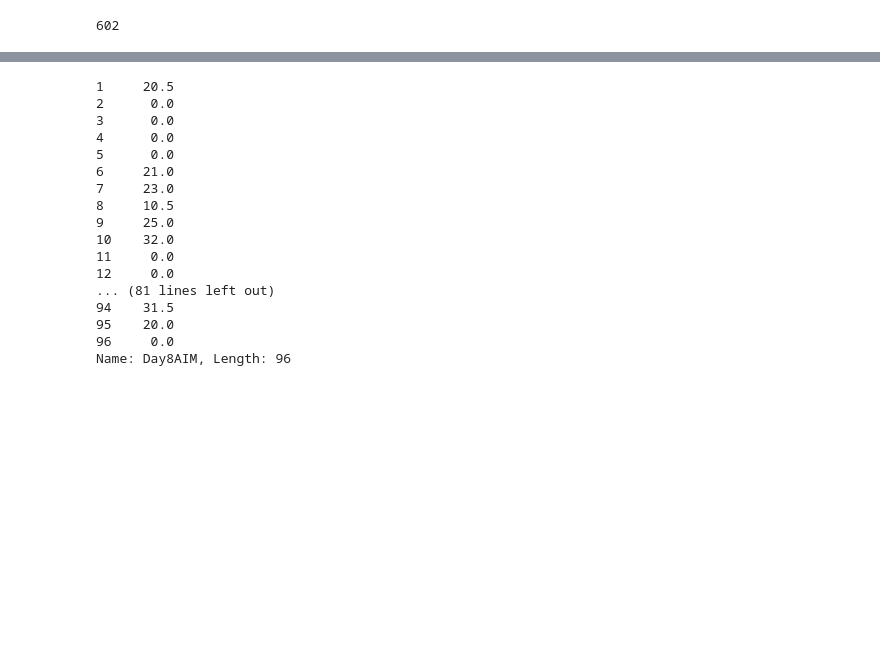
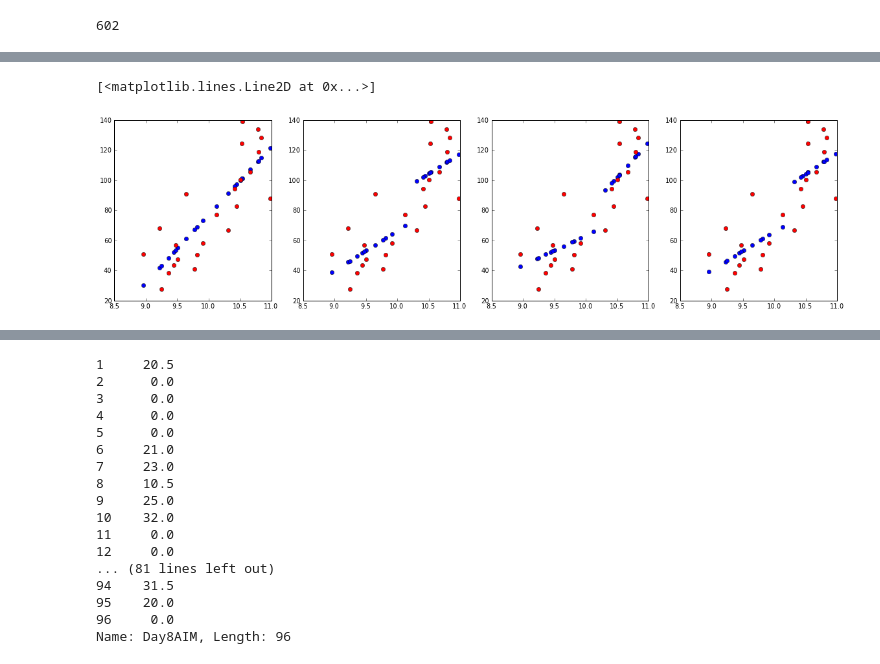
Before and after one commit to aheilbut/pdmouse, a Jupyter notebook: py/PDfilters.ipynb, the cells around one changed output, grey strips where cells are left out. Cells and saved outputs as stored; diff of their text form; code cells hidden in the pictures; blank space fills up the shorter version.

```diff
--- a/py/PDfilters.ipynb
+++ b/py/PDfilters.ipynb
@@ -669,0 +673,5 @@ cur_gene = pandas.DataFrame( { "expression" : pd_all.ix["1422507_at", ss_cp73_al
+# %%
+model2 = "AIM ~ expression + dose + 1"
+# %%
+model3 = "AIM ~ expression*dose + 1"
+model4 = "AIM ~ expression + expression:dose + 1"
@@ -692,0 +805,20 @@ OLS Regression Results
+# %%
+figsize(20, 5)
+subplot(1, 4, 1)
+plot( cur_gene.expression, m1.fittedvalues, "o" )
+plot( cur_gene.expression, cur_gene.AIM, "ro" )
+
+subplot(1, 4, 2)
+plot( cur_gene.expression, m2.fittedvalues, "o" )
+plot( cur_gene.expression, cur_gene.AIM, "ro" )
+
+subplot(1, 4, 3)
+plot( cur_gene.expression, m3.fittedvalues, "o" )
+plot( cur_gene.expression, cur_gene.AIM, "ro" )
+
+subplot(1, 4, 4)
+plot( cur_gene.expression, m4.fittedvalues, "o" )
+plot( cur_gene.expression, cur_gene.AIM, "ro" )
+# %% [output]
+[<matplotlib.lines.Line2D at 0x...>]
+[figure, added]
```
Also changed, not shown: parts of 20 cells of this notebook, 1 other file.
